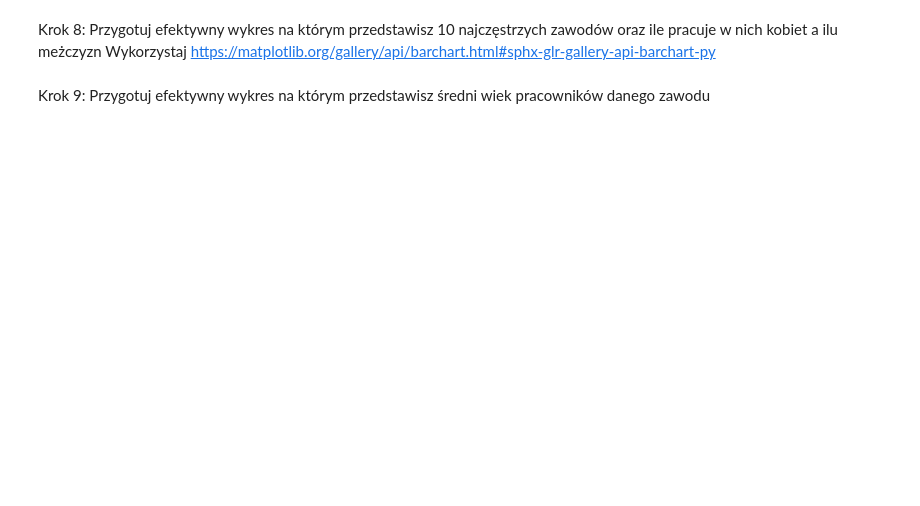
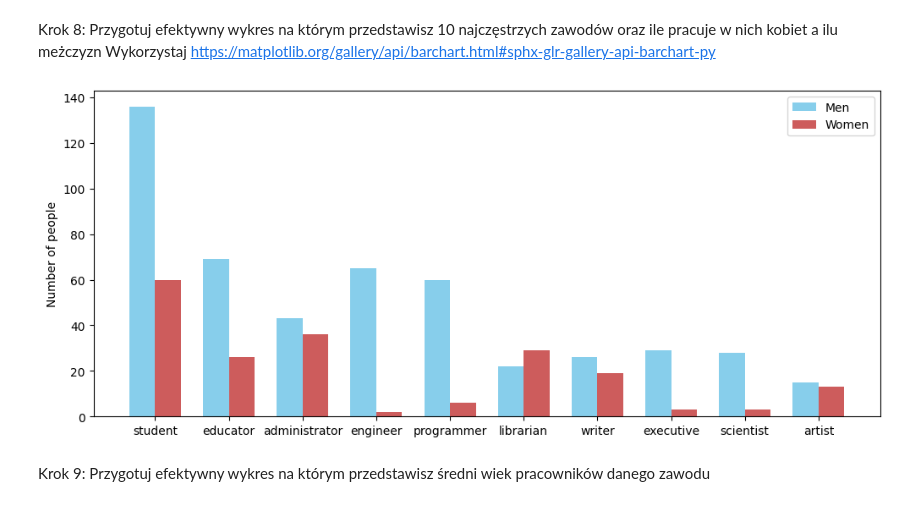
Before and after one commit to ppurs/effective_python_lab, a Jupyter notebook: lab12.ipynb, the cells around one changed output. Drawn from its saved outputs; the diff is of its cells as text; code cells hidden in the pictures; blank space fills up the shorter version.

```diff
--- a/lab12.ipynb
+++ b/lab12.ipynb
@@ -239,5 +325,27 @@ Przygotuj dwa wykresy:
 # %% [markdown]
 Krok 8: Przygotuj efektywny wykres na którym przedstawisz 10 najczęstrzych zawodów oraz ile pracuje w nich kobiet a ilu meżczyzn
 Wykorzystaj https://matplotlib.org/gallery/api/barchart.html#sphx-glr-gallery-api-barchart-py
+# %%
+#zakładam, że "other" nie jest liczony jako zawód, więc go pomijam
+top_10 = occupation_data[occupation_data.occupation != 'other'].groupby(['occupation', 'gender']).size()
+
+men_numbers = [top_10.get((val, 'M'), default=0) for val in occupation_details_2_top_10.keys()]
+women_numbers = [top_10.get((val, 'F'), default=0) for val in occupation_details_2_top_10.keys()]
+
+ind = np.arange(len(men_numbers))
+width = 0.35
+
+fig, ax = plt.subplots(figsize = (12, 5))
+rects1 = ax.bar(ind - width/2, men_numbers, width, color='SkyBlue', label='Men')
+rects2 = ax.bar(ind + width/2, women_numbers, width, color='IndianRed', label='Women')
+
+ax.set_ylabel('Number of people')
+ax.set_xticks(ind)
+ax.set_xticklabels(occupation_details_2_top_10.keys())
+ax.legend()
+
+plt.show()
+# %% [output]
+[figure, added]
 # %% [markdown]
 Krok 9: Przygotuj efektywny wykres na którym przedstawisz średni wiek pracowników danego zawodu
```
Also changed, not shown: parts of 11 cells of this notebook.
